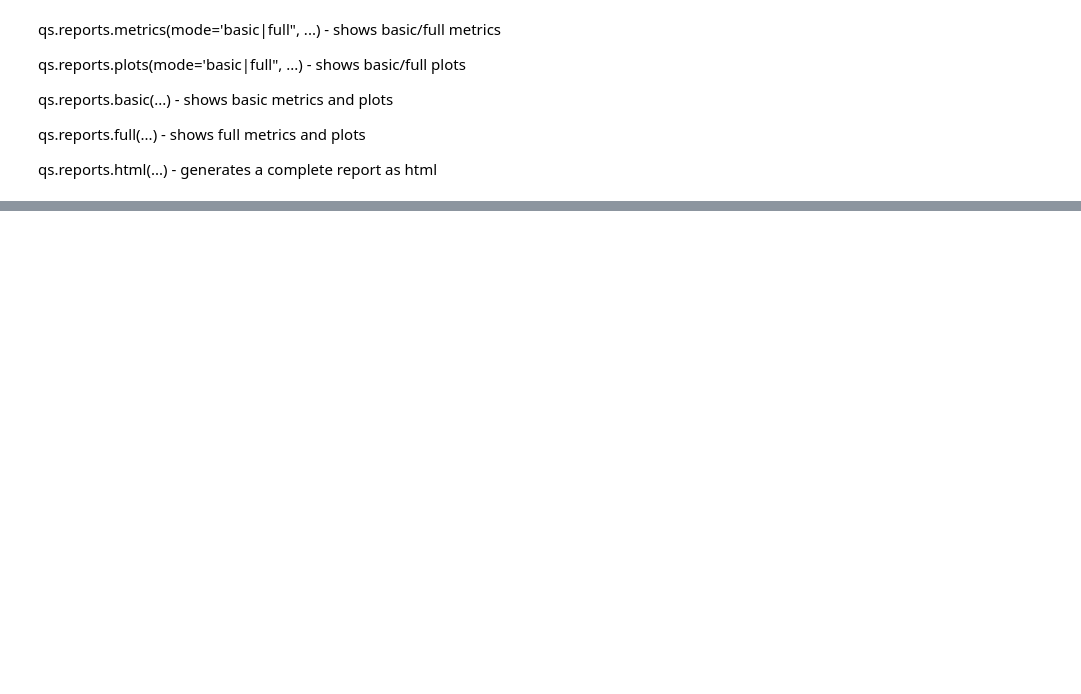
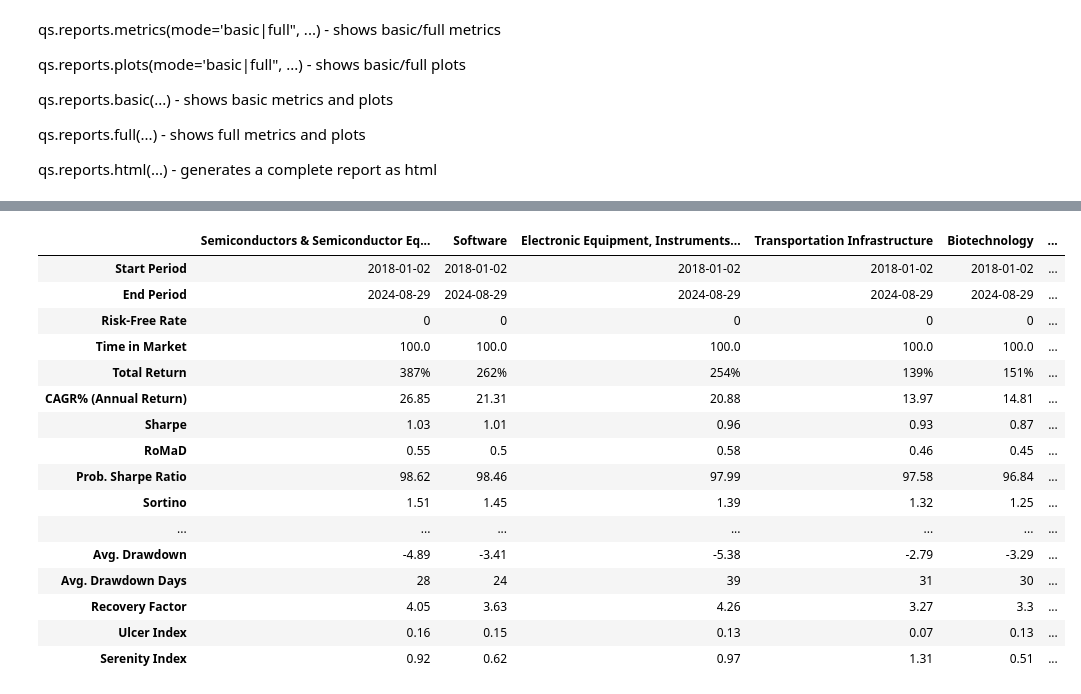
Before and after one commit to wellzero/quant_free, a Jupyter notebook: research/index/quant_statistic.ipynb, the cells around one changed output, grey strips where cells are left out. Saved outputs shown, nothing was run; the diff lists cells and outputs as text; code cells hidden in the pictures; blank space fills up the shorter version.

```diff
--- a/research/index/quant_statistic.ipynb
+++ b/research/index/quant_statistic.ipynb
@@ -79,3 +72,47 @@ display(metrics)
+# %%
+# Set font to DejaVu Sans or SimHei
+plt.rcParams['font.sans-serif'] = ['DejaVu Sans']  # or 'SimHei' for Chinese font support
+plt.rcParams['axes.unicode_minus'] = False
+
+# Proceed with your seaborn/matplotlib plotting
+sns.set()
+
+ret= us_dir1_load_csv(dir0 = 'symbol', dir1 = 'fh', filename='fh_index_price_ratio.csv')
+
+metrics = qs.reports.metrics(ret, mode='basic', display = False, as_pct = True)
+
+metrics = metrics.T.sort_values(by='Sharpe', axis=0, ascending=False).T
+
+metrics.columns = metrics.columns.str.replace('_', ' ')
+
+us_dir1_store_csv(dir0 = 'symbol', dir1 = 'fh', filename='fh_index_analysis' + '.csv', data = metrics, encoding='utf-8-sig')
+
+display(metrics)
+# Display DataFrame in a scrollable box
+# output = widgets.Output()
+# with output:
+#     display(metrics)
+
+# scrollable = widgets.VBox([output])
+# display(scrollable)
+# %% [output]
+|  | Semiconductors & Semiconductor Eq... | Software | Electronic Equipment, Instruments... | Transportation Infrastructure | Biotechnology | ... |
+| Start Period | 2018-01-02 | 2018-01-02 | 2018-01-02 | 2018-01-02 | 2018-01-02 | ... |
+| End Period | 2024-08-29 | 2024-08-29 | 2024-08-29 | 2024-08-29 | 2024-08-29 | ... |
+| Risk-Free Rate | 0 | 0 | 0 | 0 | 0 | ... |
+| Time in Market | 100.0 | 100.0 | 100.0 | 100.0 | 100.0 | ... |
+| Total Return | 387% | 262% | 254% | 139% | 151% | ... |
+| CAGR% (Annual Return) | 26.85 | 21.31 | 20.88 | 13.97 | 14.81 | ... |
+| Sharpe | 1.03 | 1.01 | 0.96 | 0.93 | 0.87 | ... |
+| RoMaD | 0.55 | 0.5 | 0.58 | 0.46 | 0.45 | ... |
+| Prob. Sharpe Ratio | 98.62 | 98.46 | 97.99 | 97.58 | 96.84 | ... |
+| Sortino | 1.51 | 1.45 | 1.39 | 1.32 | 1.25 | ... |
+| ... | ... | ... | ... | ... | ... | ... |
+| Avg. Drawdown | -4.89 | -3.41 | -5.38 | -2.79 | -3.29 | ... |
+| Avg. Drawdown Days | 28 | 24 | 39 | 31 | 30 | ... |
+| Recovery Factor | 4.05 | 3.63 | 4.26 | 3.27 | 3.3 | ... |
+| Ulcer Index | 0.16 | 0.15 | 0.13 | 0.07 | 0.13 | ... |
+| Serenity Index | 0.92 | 0.62 | 0.97 | 1.31 | 0.51 | ... |
 # %%
 # %%time
 
```
Also changed, not shown: parts of 3 cells of this notebook, 1 other file.
